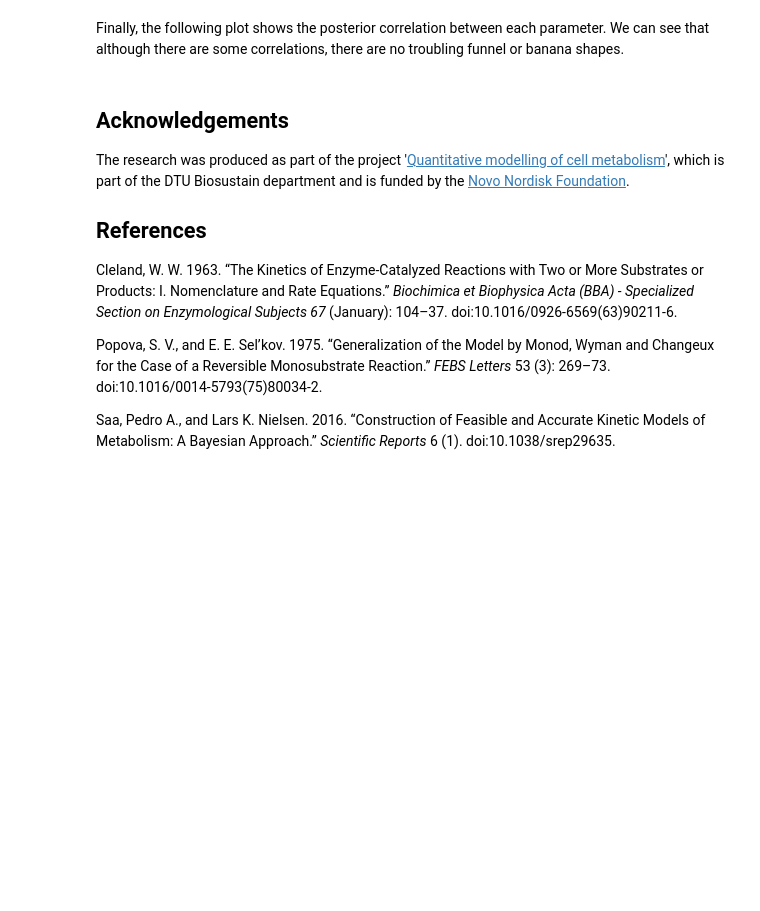
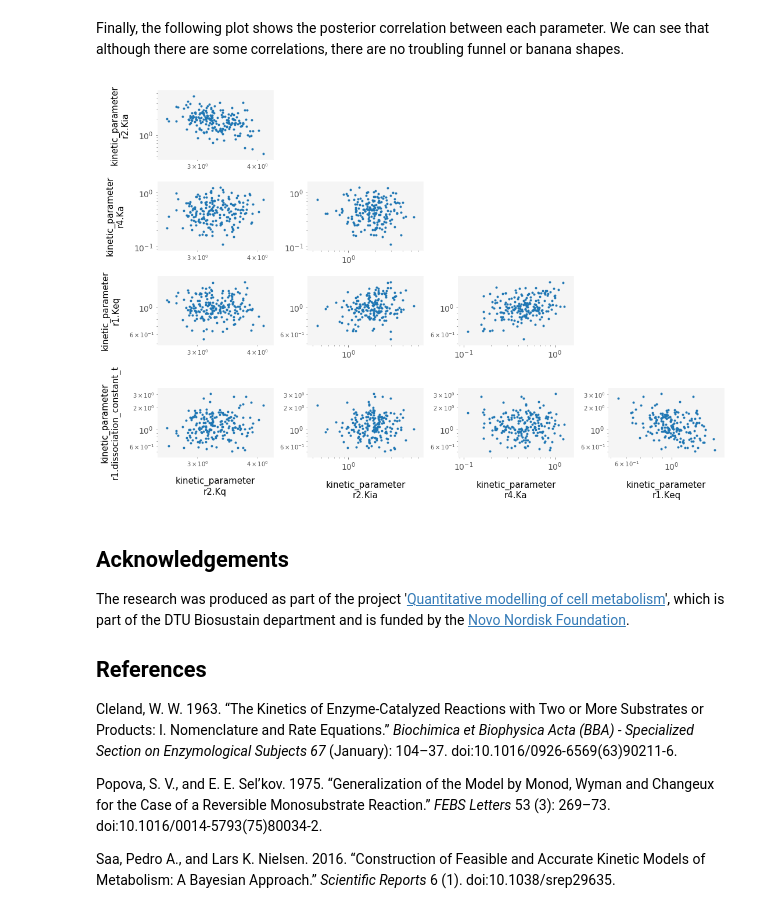
Before and after one commit to teddygroves/stancon_2019_metabolic_network_notebook, a Jupyter notebook: Modelling networks of metabolic reactions with Stan.ipynb, the cells around one changed output. Saved outputs shown, nothing was run; the diff lists cells and outputs as text; code cells hidden in the pictures; blank space fills up the shorter version.

```diff
--- a/Modelling networks of metabolic reactions with Stan.ipynb
+++ b/Modelling networks of metabolic reactions with Stan.ipynb
@@ -667,3 +617,33 @@ axes = arviz.plot_pair(infd_posterior,
+# %%
+correlations = (
+    infd_posterior.posterior['kinetic_parameter']
+    .to_series()
+    .unstack()
+    .corr()
+    .where(lambda df: np.tril(np.ones(df.shape), k=-1).astype(bool))
+    .stack()
+)
+biggest_correlations = (
+    correlations
+    .reindex(correlations.abs().sort_values(ascending=False).index)
+    .head(3)
+    .index
+    .values
+    .tolist()
+)
+
+params_with_correlations = list(reduce(lambda a, b: set(a).union(set(b)), biggest_correlations))
+
+
+axes = arviz.plot_pair(infd_posterior,
+                       var_names=['kinetic_parameter'],
+                       coords={'parameter_names': params_with_correlations},
+                       figsize=[15, 10])
+for ax in plt.gcf().get_axes():
+    ax.semilogx()
+    ax.semilogy()
+# %% [output]
+[figure, added]
 # %% [markdown]
 ## Acknowledgements
 The research was produced as part of the project '[Quantitative modelling of cell metabolism](https://www.biosustain.dtu.dk/research/scientific-sections/quantitative-modelling-of-cell-metabolism)', which is part of the DTU Biosustain department and is funded by the [Novo Nordisk Foundation](https://novonordiskfonden.dk/en/).
```
Also changed, not shown: parts of 20 cells of this notebook.
